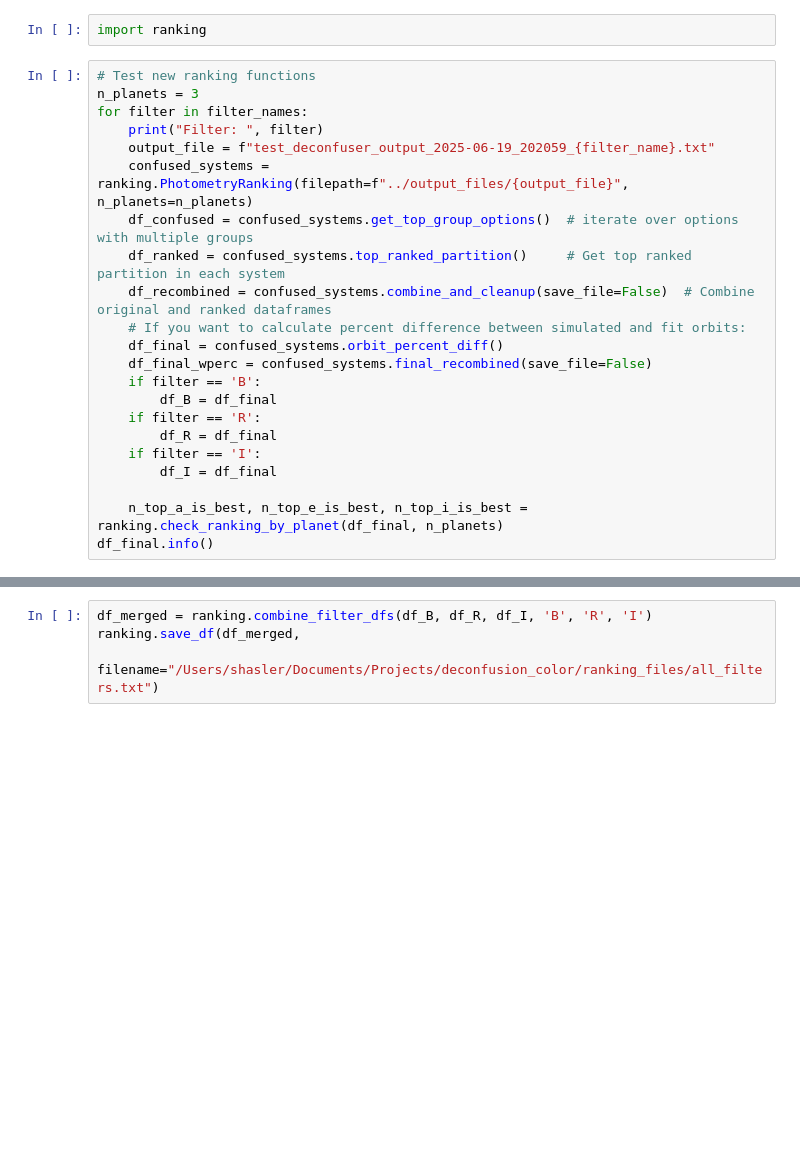
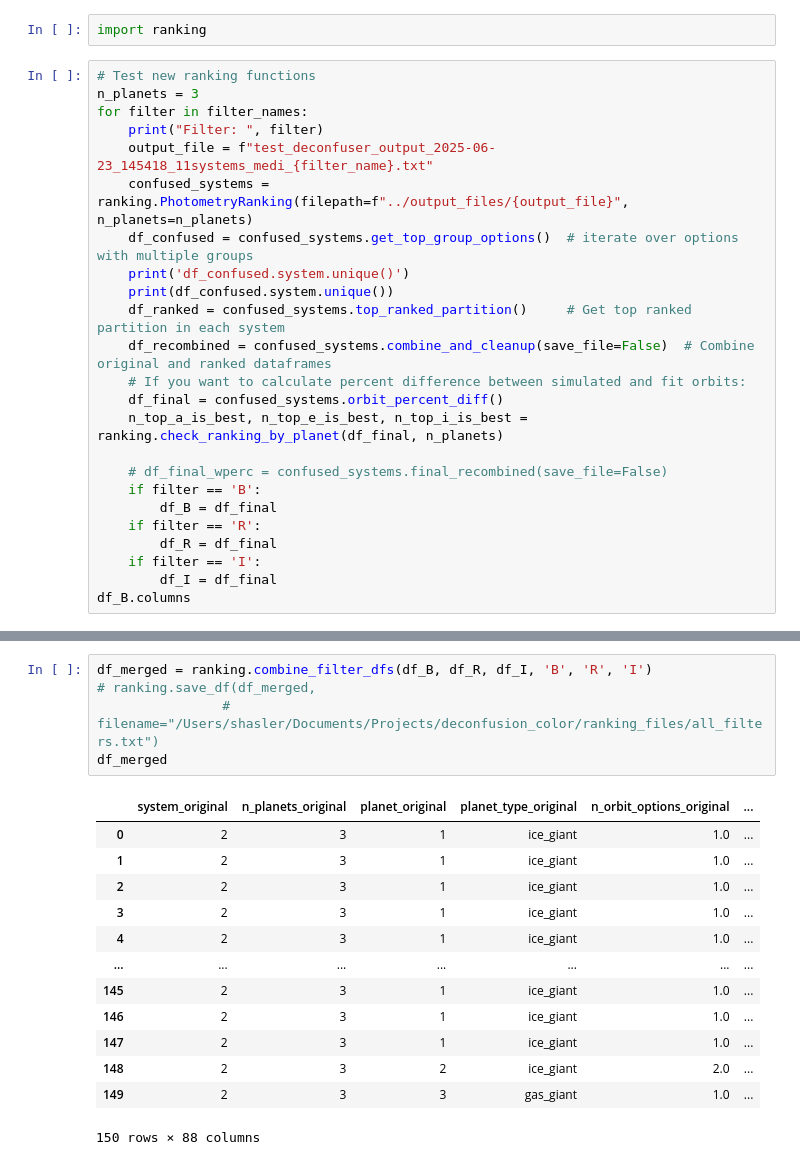
Before and after one commit to snhasler/deconfuser, a Jupyter notebook: photometry/test_color.ipynb, the cells around one changed output, grey strips where cells are left out. Cells and saved outputs as stored; diff of their text form; blank space fills up the shorter version.

```diff
--- a/photometry/test_color.ipynb
+++ b/photometry/test_color.ipynb
@@ -529,22 +549,24 @@ import ranking
 n_planets = 3
 for filter in filter_names:
     print("Filter: ", filter)
-    output_file = f"test_deconfuser_output_2025-06-19_202059_{filter_name}.txt"
+    output_file = f"test_deconfuser_output_2025-06-23_145418_11systems_medi_{filter_name}.txt"
     confused_systems = ranking.PhotometryRanking(filepath=f"../output_files/{output_file}", n_planets=n_planets)
     df_confused = confused_systems.get_top_group_options()  # iterate over options with multiple groups
+    print('df_confused.system.unique()')
+    print(df_confused.system.unique())
     df_ranked = confused_systems.top_ranked_partition()     # Get top ranked partition in each system
     df_recombined = confused_systems.combine_and_cleanup(save_file=False)  # Combine original and ranked dataframes
     # If you want to calculate percent difference between simulated and fit orbits:
     df_final = confused_systems.orbit_percent_diff()
-    df_final_wperc = confused_systems.final_recombined(save_file=False)
+    n_top_a_is_best, n_top_e_is_best, n_top_i_is_best = ranking.check_ranking_by_planet(df_final, n_planets)
+
+    # df_final_wperc = confused_systems.final_recombined(save_file=False)
     if filter == 'B':
         df_B = df_final
     if filter == 'R':
         df_R = df_final
     if filter == 'I':
         df_I = df_final
-
-    n_top_a_is_best, n_top_e_is_best, n_top_i_is_best = ranking.check_ranking_by_planet(df_final, n_planets)
-df_final.info()
+df_B.columns
 # %% [output]
 Filter:  B
@@ -630,4 +574,19 @@ See the caveats in the documentation: https://pandas.pydata.org/pandas-docs/stab
 # %%
 df_merged = ranking.combine_filter_dfs(df_B, df_R, df_I, 'B', 'R', 'I')
-ranking.save_df(df_merged,
-                filename="/Users/shasler/Documents/Projects/deconfusion_color/ranking_files/all_filters.txt")
+# ranking.save_df(df_merged,
+                # filename="/Users/shasler/Documents/Projects/deconfusion_color/ranking_files/all_filters.txt")
+df_merged
+# %% [output]
+|  | system_original | n_planets_original | planet_original | planet_type_original | n_orbit_options_original | ... |
+| 0 | 2 | 3 | 1 | ice_giant | 1.0 | ... |
+| 1 | 2 | 3 | 1 | ice_giant | 1.0 | ... |
+| 2 | 2 | 3 | 1 | ice_giant | 1.0 | ... |
+| 3 | 2 | 3 | 1 | ice_giant | 1.0 | ... |
+| 4 | 2 | 3 | 1 | ice_giant | 1.0 | ... |
+| ... | ... | ... | ... | ... | ... | ... |
+| 145 | 2 | 3 | 1 | ice_giant | 1.0 | ... |
+| 146 | 2 | 3 | 1 | ice_giant | 1.0 | ... |
+| 147 | 2 | 3 | 1 | ice_giant | 1.0 | ... |
+| 148 | 2 | 3 | 2 | ice_giant | 2.0 | ... |
+| 149 | 2 | 3 | 3 | gas_giant | 1.0 | ... |
+150 rows × 88 columns
```
Also changed, not shown: parts of 11 cells of this notebook, 3 other files.
